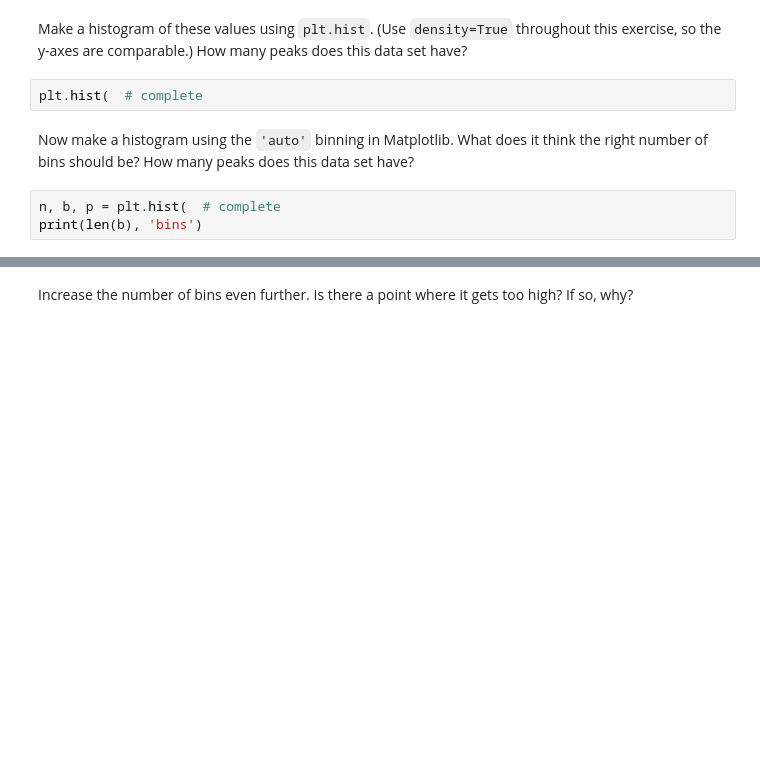
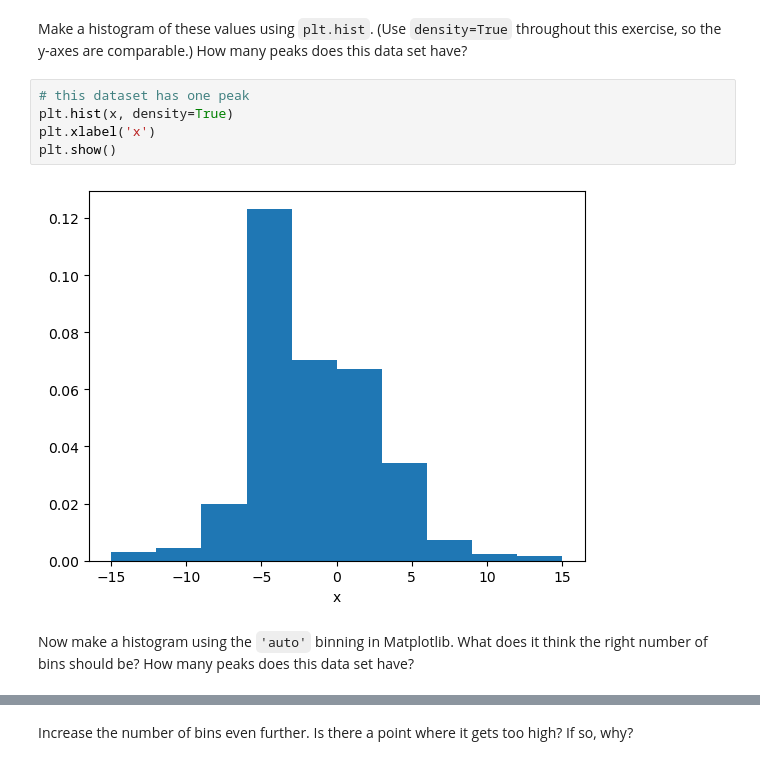
Before and after one commit to ASTR154/nonparametric-modeling, a Jupyter notebook: nonparametric-modeling.ipynb, the cells around one changed output, grey strips where cells are left out. Saved outputs shown, nothing was run; the diff lists cells and outputs as text; blank space fills up the shorter version.

```diff
--- a/nonparametric-modeling.ipynb
+++ b/nonparametric-modeling.ipynb
@@ -21,10 +21,12 @@ x = np.concatenate([stats.cauchy(-5, 1.8).rvs(500),
 x = x[(x > -15) & (x < 15)]
 # %% [markdown]
 Make a histogram of these values using `plt.hist`. (Use `density=True` throughout this exercise, so the y-axes are comparable.) How many peaks does this data set have?
-# %%
-plt.hist(  # complete
+# %%
+# this dataset has one peak
+plt.hist(x, density=True)
+plt.xlabel('x')
+plt.show()
+# %% [output]
+[figure, added]
 # %% [markdown]
 Now make a histogram using the `'auto'` binning in Matplotlib. What does it think the right number of bins should be? How many peaks does this data set have?
-# %%
-n, b, p = plt.hist(  # complete
-print(len(b), 'bins')
```
Also changed, not shown: parts of 28 cells of this notebook.
